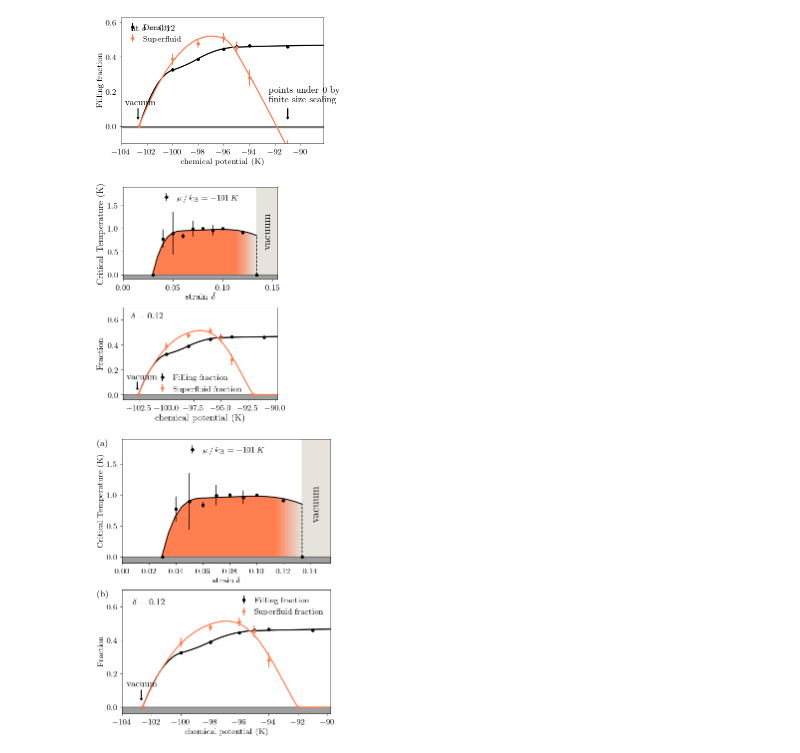
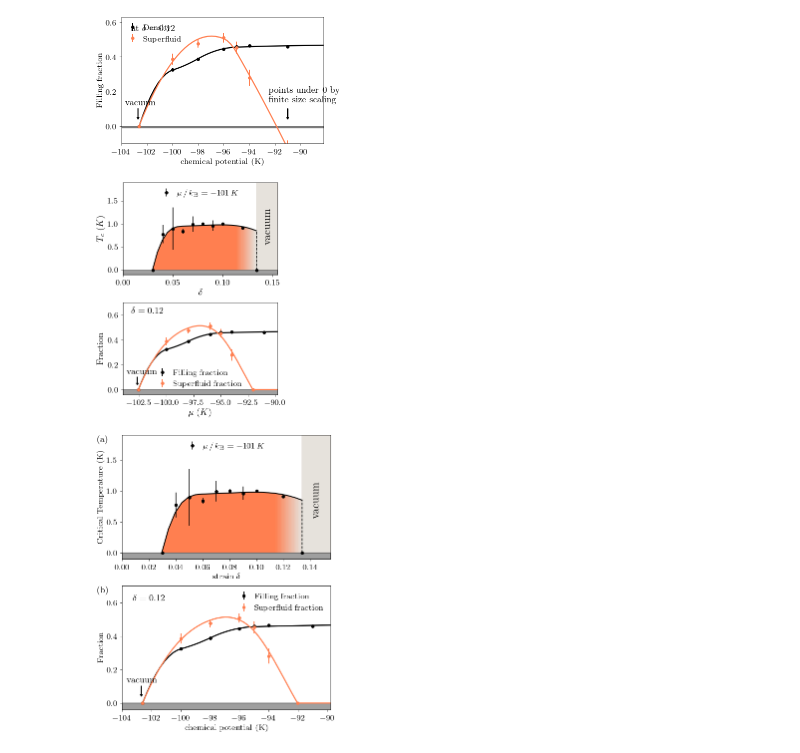
Before and after one commit to DelMaestroGroup/papers-code-Superfluid4HeStrainGraphene, a Jupyter notebook: src/AdsorptionPhaseAnalyzer.ipynb, the cells around one changed output. Drawn from its saved outputs; the diff is of its cells as text; code cells hidden in the pictures.

```diff
--- a/src/AdsorptionPhaseAnalyzer.ipynb
+++ b/src/AdsorptionPhaseAnalyzer.ipynb
@@ -702,8 +702,8 @@ with plt.style.context(plot_style['aps']):
                  yerr = cut_y_dev[:-1]+[0,], fmt='.', color = 'k', label = r'$\mu\,/\,k_{\rm B}=-101\,K$')
 #     plt.axhline(y=0)
     plt.fill_between([0, 15.5/100], 0, -0.1, color="#414141", alpha = 0.5)
-    plt.xlabel('strain '+r'$\delta$', fontsize=9) #fontsize=14
-    plt.ylabel('Critical Temperature (K)', fontsize=9) #fontsize=14
+    plt.xlabel(r'$\delta$', fontsize=9) #fontsize=14
+    plt.ylabel(r'$T_{c}\; (K)$', fontsize=9) #fontsize=14
     plt.xlim(0,15.5/100)
     plt.ylim(-0.1, 1.9)
 #     plt.axis('off')
@@ -734,36 +734,36 @@ with plt.style.context(plot_style['aps']):
             new_mus_2 = np.linspace(sfc_root,mus[-1],50)
             plt.plot(new_mus, f_fc(new_mus), 'k-', linewidth=1.2)
             plt.plot(new_mus_1, f_sfc(new_mus_1), '-', color='coral' , linewidth=1.2)
 #             plt.plot(new_mus_2, f_sfc(new_mus_2), '--', color='coral' , linewidth=1.2)
             plt.plot(new_mus_2, np.zeros(len(new_mus_2)), '-', color='coral' , linewidth=1.2)
             plt.errorbar(np.array(mus), np.array(fr), yerr = np.array(frerr),
                     fmt='.',ms = 6, elinewidth=1, label='Filling fraction', color='k')
             plt.errorbar(np.array(mus[:-2]+[sfc_root,]), np.array(sfr[:-2]+[0,]),
                          yerr = np.array(sfrerr[:-2]+[0,]),
                         fmt='.',ms = 6, elinewidth=1, label='Superfluid fraction', color='coral')
 #             plt.arrow(sfc_root, 0.12, 0, -0.05, head_width=0.12, head_length=0.01)
 #             plt.text(sfc_root-0.9, 0.16, r"T$_{c}$"+" below 0.6 K")
     except:
         new_mus = np.linspace(mus[0],mus[-1],50)
         plt.plot(new_mus, f_fc(new_mus), 'k-', linewidth=1.2)
         plt.plot(new_mus, f_sfc(new_mus), '-', color='coral' , linewidth=1.2)
         plt.errorbar(np.array(mus), np.array(fr), yerr = np.array(frerr),
                     fmt='.',ms = 6, elinewidth=1, label='Density', color='k')
         plt.errorbar(np.array(mus), np.array(sfr[:-2]+[0,0]), yerr = np.array(sfrerr[:-2]+[0,0]),
                     fmt='.',ms = 6, elinewidth=1, label='Superfluid', color='coral')
 
-    plt.xlabel('chemical potential (K)',fontsize=9) # fontsize=14
+    plt.xlabel(r'$\mu\;(K)$',fontsize=9) # fontsize=14
     plt.ylabel('Fraction',fontsize=9) # fontsize=14
     plt.legend()
     plt.arrow(mus[0]-0.09, 0.1, 0, -0.05, head_width=0.12, head_length=0.01)
     plt.text(-103.7, 0.12, "vacuum")
     ax2.text(0.05, 0.88, r'$\delta=0.12$',transform=ax2.transAxes, color='black')
 #     ax2.text(-0.12,1.0,'(b)', ha='left',va='top', transform=ax2.transAxes, fontproperties=font_props)
 
-    fig_stack.savefig('../figures/fig3_insets.pdf')
+    fig_stack.savefig('../figures/fig3_insets2.pdf')
 #     fig_stack.savefig('../figures/fig4.svg')
 # %% [output]
-[figure, old version]
+[figure, new version]
 # %%
 # mosaic = """
 # A
```
